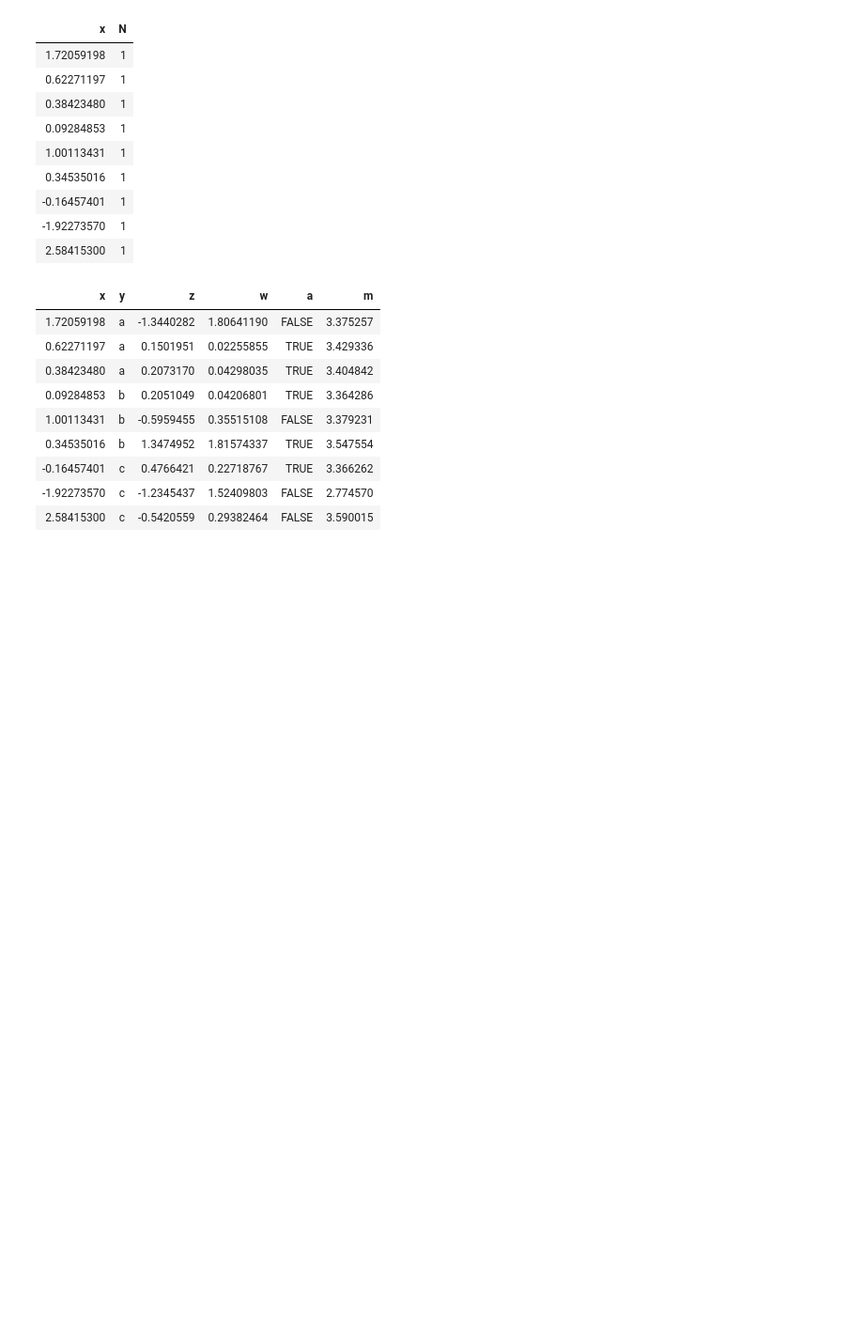
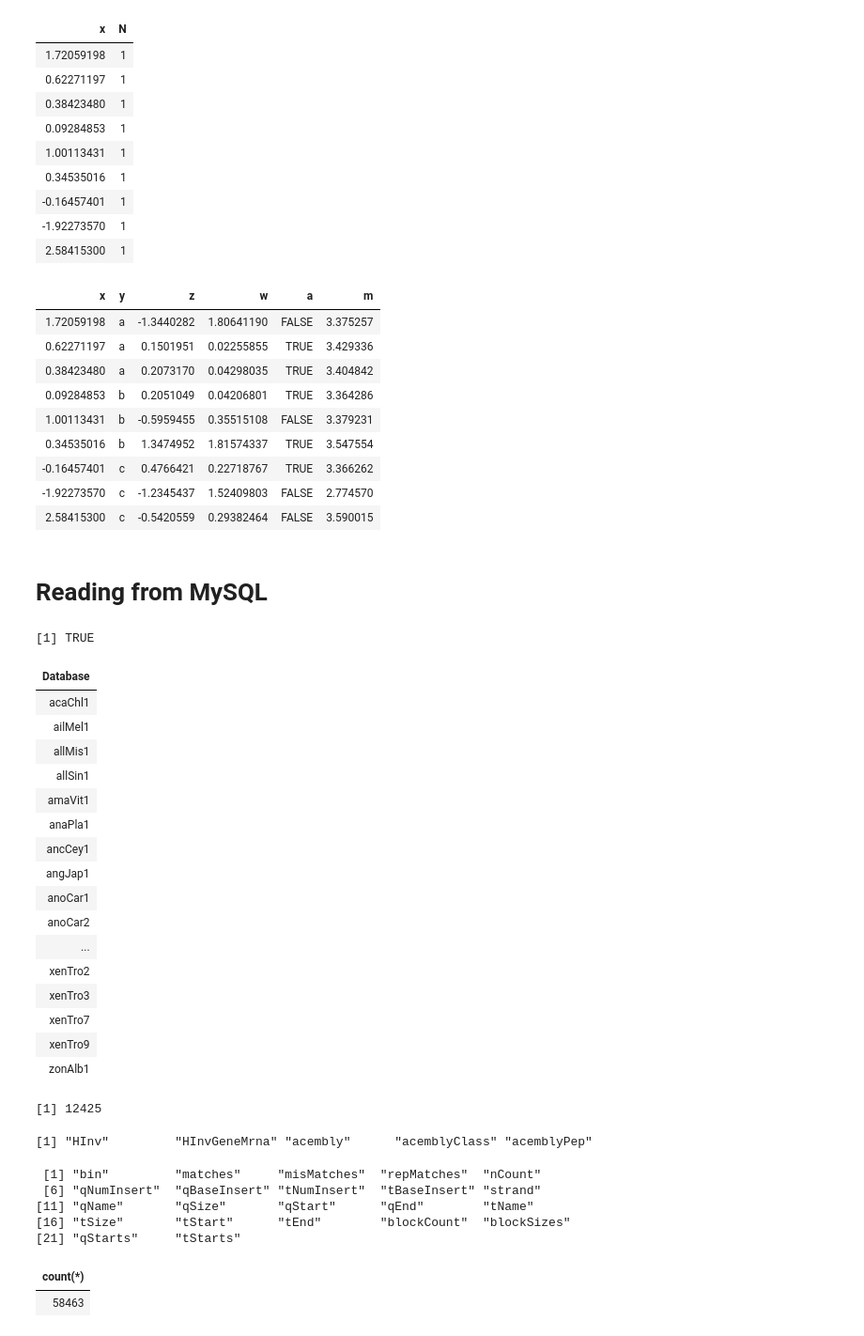
Before and after one commit to Reactor11/Data-Science-Using-R, a Jupyter notebook: Getting and Cleaning Data/Getting and Cleaning Data - Notes.ipynb, the cells around one changed output. Shown at 94% size. Saved outputs shown, nothing was run; the diff lists cells and outputs as text; code cells hidden in the pictures; blank space fills up the shorter version.

```diff
--- a/Getting and Cleaning Data/Getting and Cleaning Data - Notes.ipynb
+++ b/Getting and Cleaning Data/Getting and Cleaning Data - Notes.ipynb
@@ -80,3 +80,55 @@ DT
 | 2.58415300 | c | -0.5420559 | 0.29382464 | FALSE | 3.590015 |
 # %%
 # fread() command is used to read big data frame fast.
+# %% [markdown]
+# Reading from MySQL
+# %%
+library(RMySQL)
+library(DBI)
+ucscDb <- dbConnect(MySQL(),user="genome",host="genome-mysql.cse.ucsc.edu")
+result <- dbGetQuery(ucscDb,"show databases;"); dbDisconnect(ucscDb);
+# %% [output]
+[1] TRUE
+# %%
+result
+# %% [output]
+| Database |
+| acaChl1 |
+| ailMel1 |
+| allMis1 |
+| allSin1 |
+| amaVit1 |
+| anaPla1 |
+| ancCey1 |
+| angJap1 |
+| anoCar1 |
+| anoCar2 |
+| ... |
+| xenTro2 |
+| xenTro3 |
+| xenTro7 |
+| xenTro9 |
+| zonAlb1 |
+# %%
+hg19 <- dbConnect(MySQL(),user="genome",db="hg19",host="genome-mysql.cse.ucsc.edu")
+allTable <- dbListTables(hg19)
+length(allTable)
+# %% [output]
+[1] 12425
+# %%
+allTable[1:5]
+# %% [output]
+[1] "HInv"         "HInvGeneMrna" "acembly"      "acemblyClass" "acemblyPep"
+# %%
+dbListFields(hg19,"affyU133Plus2")
+# %% [output]
+ [1] "bin"         "matches"     "misMatches"  "repMatches"  "nCount"
+ [6] "qNumInsert"  "qBaseInsert" "tNumInsert"  "tBaseInsert" "strand"
+[11] "qName"       "qSize"       "qStart"      "qEnd"        "tName"
+[16] "tSize"       "tStart"      "tEnd"        "blockCount"  "blockSizes"
+[21] "qStarts"     "tStarts"
+# %%
+dbGetQuery(hg19,"select count(*) from affyU133Plus2")
+# %% [output]
+| count(*) |
+| 58463 |
```
Also changed, not shown: parts of 6 cells of this notebook.
